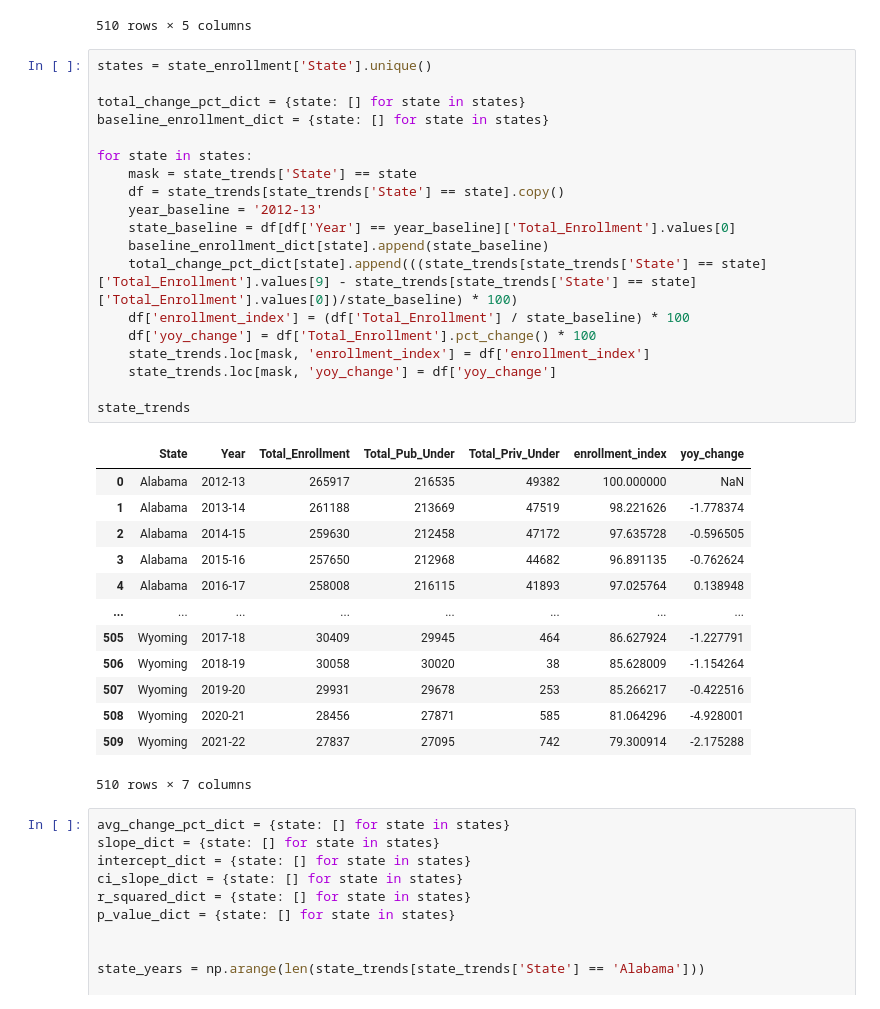
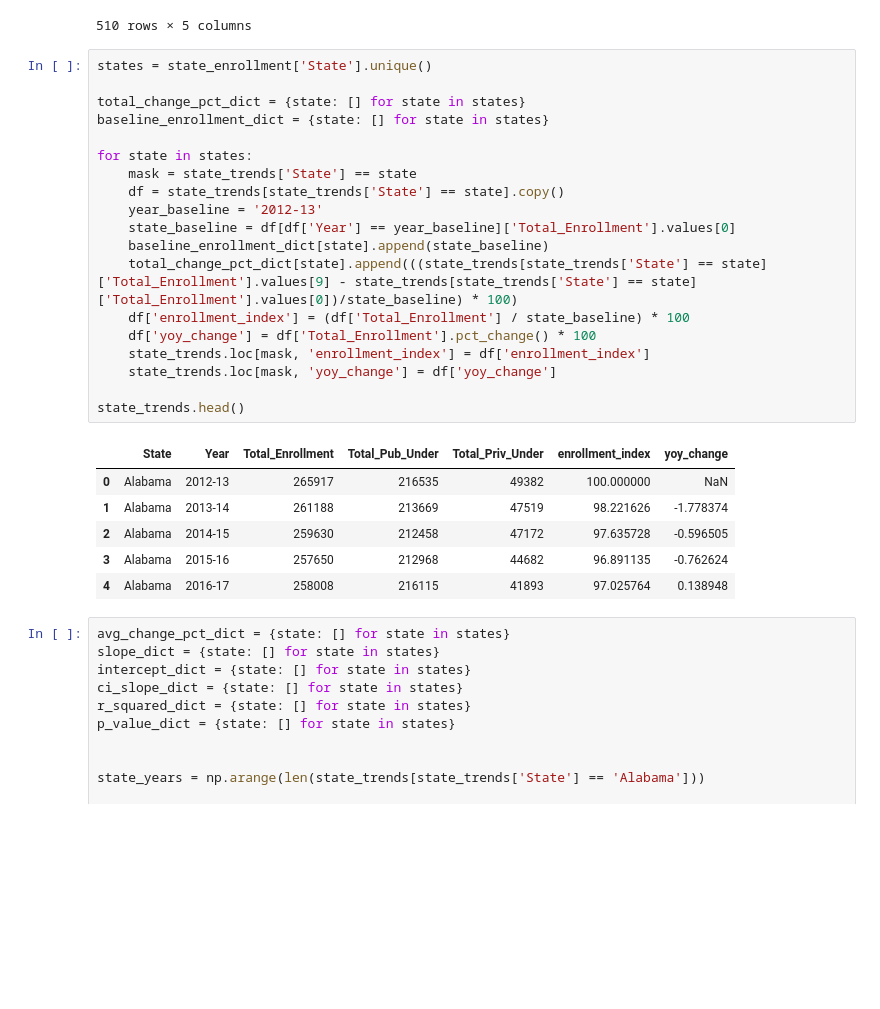
Before and after one commit to Arocha09/EnrollmentForecasting, a Jupyter notebook: descriptive_analysis/temporal_analysis.ipynb, the cells around one changed output. Cells and saved outputs as stored; diff of their text form; blank space fills up the shorter version.

```diff
--- a/descriptive_analysis/temporal_analysis.ipynb
+++ b/descriptive_analysis/temporal_analysis.ipynb
@@ -201,36 +200,29 @@ state_trends
 # %%
 states = state_enrollment['State'].unique()
 
 total_change_pct_dict = {state: [] for state in states}
 baseline_enrollment_dict = {state: [] for state in states}
 
 for state in states:
     mask = state_trends['State'] == state
     df = state_trends[state_trends['State'] == state].copy()
     year_baseline = '2012-13'
     state_baseline = df[df['Year'] == year_baseline]['Total_Enrollment'].values[0]
     baseline_enrollment_dict[state].append(state_baseline)
     total_change_pct_dict[state].append(((state_trends[state_trends['State'] == state]['Total_Enrollment'].values[9] - state_trends[state_trends['State'] == state]['Total_Enrollment'].values[0])/state_baseline) * 100)
     df['enrollment_index'] = (df['Total_Enrollment'] / state_baseline) * 100
     df['yoy_change'] = df['Total_Enrollment'].pct_change() * 100
     state_trends.loc[mask, 'enrollment_index'] = df['enrollment_index']
     state_trends.loc[mask, 'yoy_change'] = df['yoy_change']
 
-state_trends
+state_trends.head()
 # %% [output]
 |  | State | Year | Total_Enrollment | Total_Pub_Under | Total_Priv_Under | enrollment_index | yoy_change |
 | 0 | Alabama | 2012-13 | 265917 | 216535 | 49382 | 100.000000 | NaN |
 | 1 | Alabama | 2013-14 | 261188 | 213669 | 47519 | 98.221626 | -1.778374 |
 | 2 | Alabama | 2014-15 | 259630 | 212458 | 47172 | 97.635728 | -0.596505 |
 | 3 | Alabama | 2015-16 | 257650 | 212968 | 44682 | 96.891135 | -0.762624 |
 | 4 | Alabama | 2016-17 | 258008 | 216115 | 41893 | 97.025764 | 0.138948 |
-| ... | ... | ... | ... | ... | ... | ... | ... |
-| 505 | Wyoming | 2017-18 | 30409 | 29945 | 464 | 86.627924 | -1.227791 |
-| 506 | Wyoming | 2018-19 | 30058 | 30020 | 38 | 85.628009 | -1.154264 |
-| 507 | Wyoming | 2019-20 | 29931 | 29678 | 253 | 85.266217 | -0.422516 |
-| 508 | Wyoming | 2020-21 | 28456 | 27871 | 585 | 81.064296 | -4.928001 |
-| 509 | Wyoming | 2021-22 | 27837 | 27095 | 742 | 79.300914 | -2.175288 |
-510 rows × 7 columns
 # %%
 avg_change_pct_dict = {state: [] for state in states}
 slope_dict = {state: [] for state in states}
```
Also changed, not shown: parts of 22 cells of this notebook, 3 other files.
